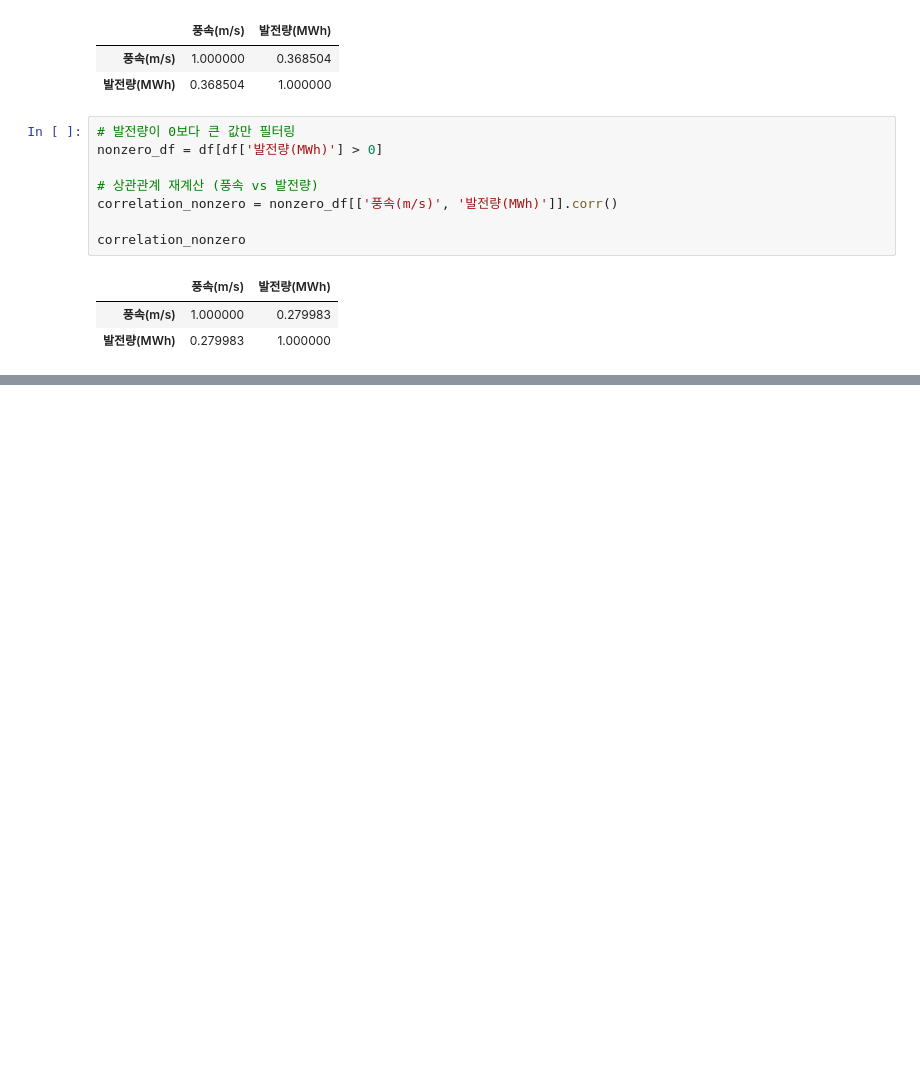
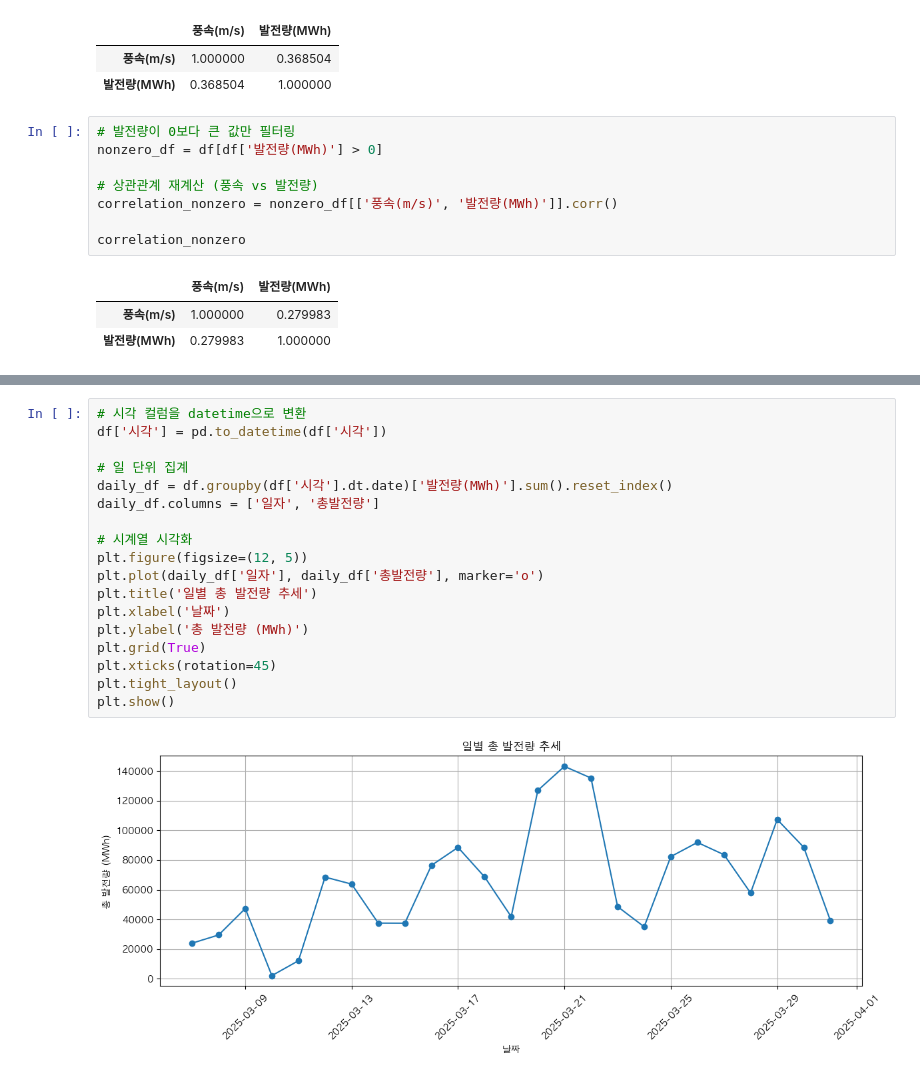
Before and after one commit to moool01/HIU_WIND, a Jupyter notebook: test.ipynb, the cells around one changed output, grey strips where cells are left out. Saved outputs shown, nothing was run; the diff lists cells and outputs as text; blank space fills up the shorter version.

```diff
--- a/test.ipynb
+++ b/test.ipynb
@@ -71,0 +112,20 @@ correlation_nonzero
+# %%
+# 시각 컬럼을 datetime으로 변환
+df['시각'] = pd.to_datetime(df['시각'])
+
+# 일 단위 집계
+daily_df = df.groupby(df['시각'].dt.date)['발전량(MWh)'].sum().reset_index()
+daily_df.columns = ['일자', '총발전량']
+
+# 시계열 시각화
+plt.figure(figsize=(12, 5))
+plt.plot(daily_df['일자'], daily_df['총발전량'], marker='o')
+plt.title('일별 총 발전량 추세')
+plt.xlabel('날짜')
+plt.ylabel('총 발전량 (MWh)')
+plt.grid(True)
+plt.xticks(rotation=45)
+plt.tight_layout()
+plt.show()
+# %% [output]
+[figure, added]
```
Also changed, not shown: parts of 6 cells of this notebook.
